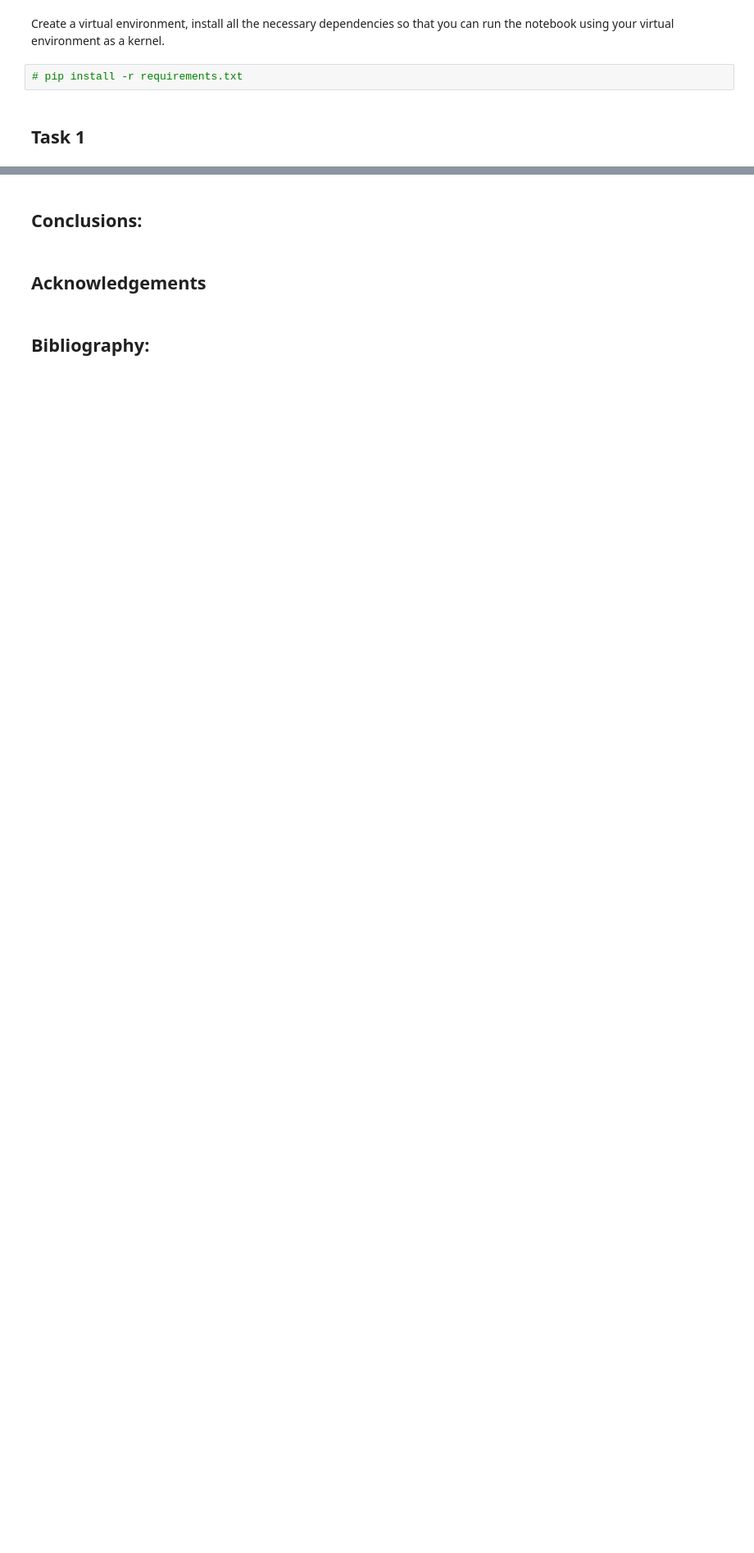
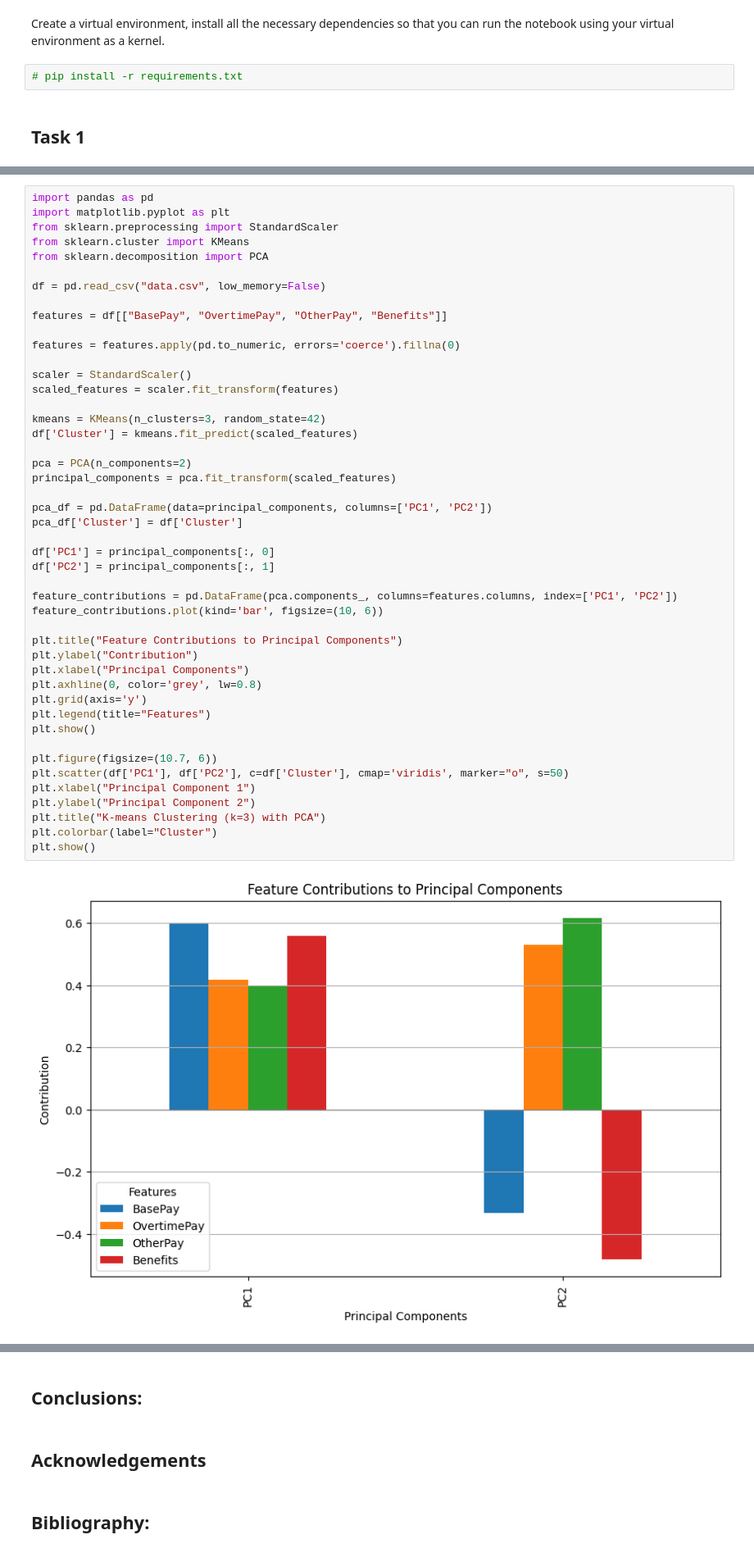
Before and after one commit to lavanda888boy/FIA_Labs, a Jupyter notebook: Lab4_Learning/Lab4_Learning.ipynb, the cells around one changed output, grey strips where cells are left out. Shown at 82% size. Saved outputs shown, nothing was run; the diff lists cells and outputs as text; blank space fills up the shorter version.

```diff
--- a/Lab4_Learning/Lab4_Learning.ipynb
+++ b/Lab4_Learning/Lab4_Learning.ipynb
@@ -124,0 +304,48 @@ plt.show()
+# %%
+import pandas as pd
+import matplotlib.pyplot as plt
+from sklearn.preprocessing import StandardScaler
+from sklearn.cluster import KMeans
+from sklearn.decomposition import PCA
+
+df = pd.read_csv("data.csv", low_memory=False)
+
+features = df[["BasePay", "OvertimePay", "OtherPay", "Benefits"]]
+
+features = features.apply(pd.to_numeric, errors='coerce').fillna(0)
+
+scaler = StandardScaler()
+scaled_features = scaler.fit_transform(features)
+
+kmeans = KMeans(n_clusters=3, random_state=42)
+df['Cluster'] = kmeans.fit_predict(scaled_features)
+
+pca = PCA(n_components=2)
+principal_components = pca.fit_transform(scaled_features)
+
+pca_df = pd.DataFrame(data=principal_components, columns=['PC1', 'PC2'])
+pca_df['Cluster'] = df['Cluster']
+
+df['PC1'] = principal_components[:, 0]
+df['PC2'] = principal_components[:, 1]
+
+feature_contributions = pd.DataFrame(pca.components_, columns=features.columns, index=['PC1', 'PC2'])
+feature_contributions.plot(kind='bar', figsize=(10, 6))
+
+plt.title("Feature Contributions to Principal Components")
+plt.ylabel("Contribution")
+plt.xlabel("Principal Components")
+plt.axhline(0, color='grey', lw=0.8)
+plt.grid(axis='y')
+plt.legend(title="Features")
+plt.show()
+
+plt.figure(figsize=(10.7, 6))
+plt.scatter(df['PC1'], df['PC2'], c=df['Cluster'], cmap='viridis', marker="o", s=50)
+plt.xlabel("Principal Component 1")
+plt.ylabel("Principal Component 2")
+plt.title("K-means Clustering (k=3) with PCA")
+plt.colorbar(label="Cluster")
+plt.show()
+# %% [output]
+[figure, added]
```
Also changed, not shown: parts of 24 cells of this notebook, 1 other file.
